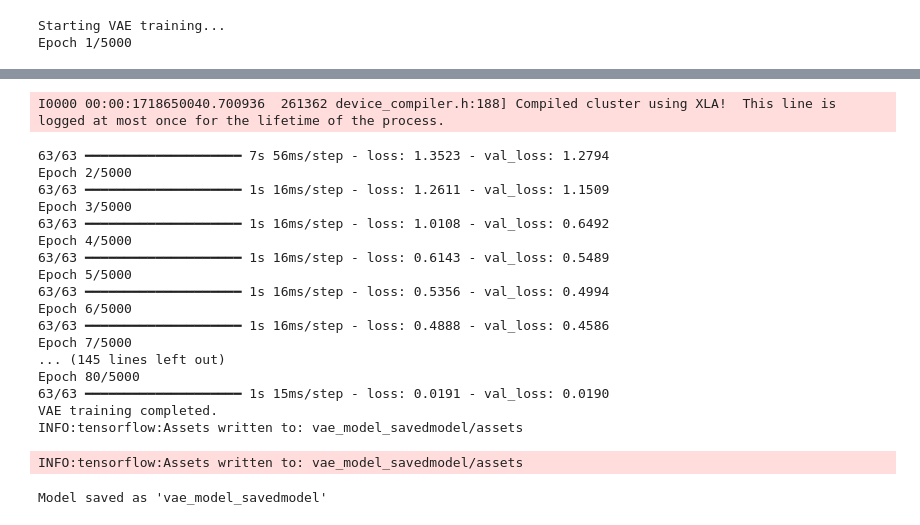
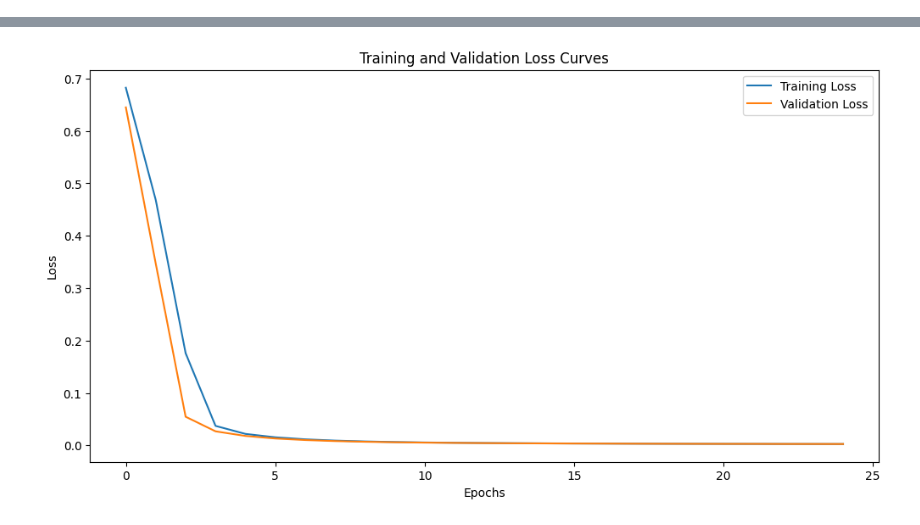
Before and after one commit to gedre-ufsm/VAE-VLC, a Jupyter notebook: VAE_simple.ipynb, the cells around one changed output, grey strips where cells are left out. Cells and saved outputs as stored; diff of their text form; code cells hidden in the pictures.

```diff
--- a/VAE_simple.ipynb
+++ b/VAE_simple.ipynb
@@ -11,27 +11,36 @@ import pandas as pd
 from tensorflow.keras.utils import plot_model
 
 # Define hyperparameters
-latent_dim = 300
+latent_dim = 500
 epochs = 5000
 batch_size = 32000
 learning_rate = 0.0001
 delta_loss = 0.002
 
 # Load the data
-IQ_x_tuple = np.load('dataset/sent_data_tuple.npy')
-IQ_y_tuple = np.load('dataset/received_data_tuple_sync-phase.npy')  # Normalized and phase-synchronized
+IQ_x_tuple = np.load('dataset/sent_data_tuple.npy') # Dataset with the original data
+IQ_y_tuple = np.load('dataset/received_data_tuple_sync-phase.npy')  #Dataset Normalized and phase-synchronized
 
 # Load the new data
-IQ_x_tuple2 = np.load('dataset/sent_data_tuple2.npy')
-IQ_y_tuple2 = np.load('dataset/received_data_tuple_sync-phase2.npy')  # Normalized and phase-synchronized
+IQ_x_tuple2 = np.load('dataset/sent_data_tuple2.npy') #Sent dataset with different caracteristics to test the model
+IQ_y_tuple2 = np.load('dataset/received_data_tuple_sync-phase2.npy') #Received dataset with different caracteristics to test the model
+
+# # Dividir os datasets pela metade
+# mid_point = len(IQ_x_tuple) // 2
+
+# IQ_x_tuple = IQ_x_tuple[:mid_point]
+# IQ_y_tuple = IQ_y_tuple[:mid_point]
+
+# IQ_x_tuple2 = IQ_x_tuple2[:mid_point]
+# IQ_y_tuple2 = IQ_y_tuple2[:mid_point]
 
 # Encoder
 def build_encoder(latent_dim, input_dim=2):
     inputs = layers.Input(shape=(input_dim,))
-    x = layers.Dense(256, activation='leaky_relu', kernel_regularizer=regularizers.l2(0.001))(inputs)
-    x = layers.Dense(128, activation='leaky_relu', kernel_regularizer=regularizers.l2(0.001))(x)
-    x = layers.Dense(64, activation='leaky_relu', kernel_regularizer=regularizers.l2(0.001))(x)
-    x = layers.Dense(32, activation='leaky_relu', kernel_regularizer=regularizers.l2(0.001))(x)
+    x = layers.Dense(256, activation='leaky_relu', kernel_regularizer=regularizers.l2(0.00))(inputs)
+    x = layers.Dense(128, activation='leaky_relu', kernel_regularizer=regularizers.l2(0.00))(x)
+    x = layers.Dense(64, activation='leaky_relu', kernel_regularizer=regularizers.l2(0.00))(x)
+    x = layers.Dense(32, activation='leaky_relu', kernel_regularizer=regularizers.l2(0.00))(x)
     z_mean = layers.Dense(latent_dim)(x)
     z_log_var = layers.Dense(latent_dim)(x)
     model = models.Model(inputs, [z_mean, z_log_var], name='encoder')
@@ -40,10 +49,10 @@ def build_encoder(latent_dim, input_dim=2):
 # Decoder
 def build_decoder(latent_dim, output_dim=2):
     latent_inputs = layers.Input(shape=(latent_dim,))
-    x = layers.Dense(32, activation='leaky_relu', kernel_regularizer=regularizers.l2(0.001))(latent_inputs)
-    x = layers.Dense(64, activation='leaky_relu', kernel_regularizer=regularizers.l2(0.001))(x)
-    x = layers.Dense(128, activation='leaky_relu', kernel_regularizer=regularizers.l2(0.001))(x)
-    x = layers.Dense(256, activation='leaky_relu', kernel_regularizer=regularizers.l2(0.001))(x)
+    x = layers.Dense(32, activation='leaky_relu', kernel_regularizer=regularizers.l2(0.00))(latent_inputs)
+    x = layers.Dense(64, activation='leaky_relu', kernel_regularizer=regularizers.l2(0.00))(x)
+    x = layers.Dense(128, activation='leaky_relu', kernel_regularizer=regularizers.l2(0.00))(x)
+    x = layers.Dense(256, activation='leaky_relu', kernel_regularizer=regularizers.l2(0.00))(x)
     outputs = layers.Dense(output_dim, activation='linear')(x)
     model = models.Model(latent_inputs, outputs, name='decoder')
     return model
@@ -85,7 +94,15 @@ print("Starting VAE training...")
 history = vae.fit(X_train, Y_train, epochs=epochs, batch_size=batch_size, validation_data=(X_test, Y_test), callbacks=[early_stopping])
 print("VAE training completed.")
 
-# Save the trained VAE model
-tf.saved_model.save(vae, 'vae_model_savedmodel')
-print("Model saved as 'vae_model_savedmodel'")
+real_epochs = len(history.history['loss'])
+
+# Save the loss curves for training and validation
+plt.figure(figsize=(12, 6))
+plt.plot(history.history['loss'], label='Training Loss')
+plt.plot(history.history['val_loss'], label='Validation Loss')
+plt.xlabel('Epochs')
+plt.ylabel('Loss')
+plt.legend()
+plt.title('Training and Validation Loss Curves')
+plt.show()
 # %% [output]
@@ -106,2 +125,0 @@ To enable the following instructions: AVX2 AVX_VNNI FMA, in other operations, re
-Starting VAE training...
-Epoch 1/5000
@@ -114,20 +126 @@ I0000 00:00:1718650038.651230  261362 service.cc:153]   StreamExecutor device (0
-I0000 00:00:1718650040.700936  261362 device_compiler.h:188] Compiled cluster using XLA!  This line is logged at most once for the lifetime of the process.
-63/63 ━━━━━━━━━━━━━━━━━━━━ 7s 56ms/step - loss: 1.3523 - val_loss: 1.2794
-Epoch 2/5000
-63/63 ━━━━━━━━━━━━━━━━━━━━ 1s 16ms/step - loss: 1.2611 - val_loss: 1.1509
-Epoch 3/5000
-63/63 ━━━━━━━━━━━━━━━━━━━━ 1s 16ms/step - loss: 1.0108 - val_loss: 0.6492
-Epoch 4/5000
-63/63 ━━━━━━━━━━━━━━━━━━━━ 1s 16ms/step - loss: 0.6143 - val_loss: 0.5489
-Epoch 5/5000
-63/63 ━━━━━━━━━━━━━━━━━━━━ 1s 16ms/step - loss: 0.5356 - val_loss: 0.4994
-Epoch 6/5000
-63/63 ━━━━━━━━━━━━━━━━━━━━ 1s 16ms/step - loss: 0.4888 - val_loss: 0.4586
-Epoch 7/5000
-... (145 lines left out)
-Epoch 80/5000
-63/63 ━━━━━━━━━━━━━━━━━━━━ 1s 15ms/step - loss: 0.0191 - val_loss: 0.0190
-VAE training completed.
-INFO:tensorflow:Assets written to: vae_model_savedmodel/assets
-INFO:tensorflow:Assets written to: vae_model_savedmodel/assets
-Model saved as 'vae_model_savedmodel'
+[figure, added]
```
Also changed, not shown: parts of 6 cells of this notebook.
